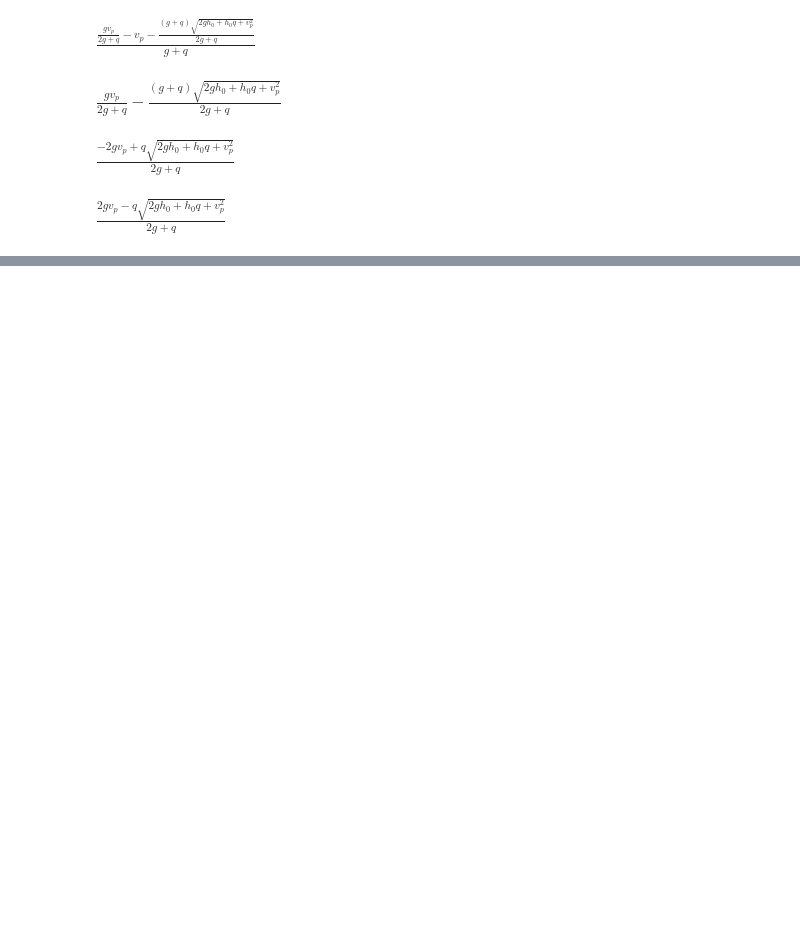
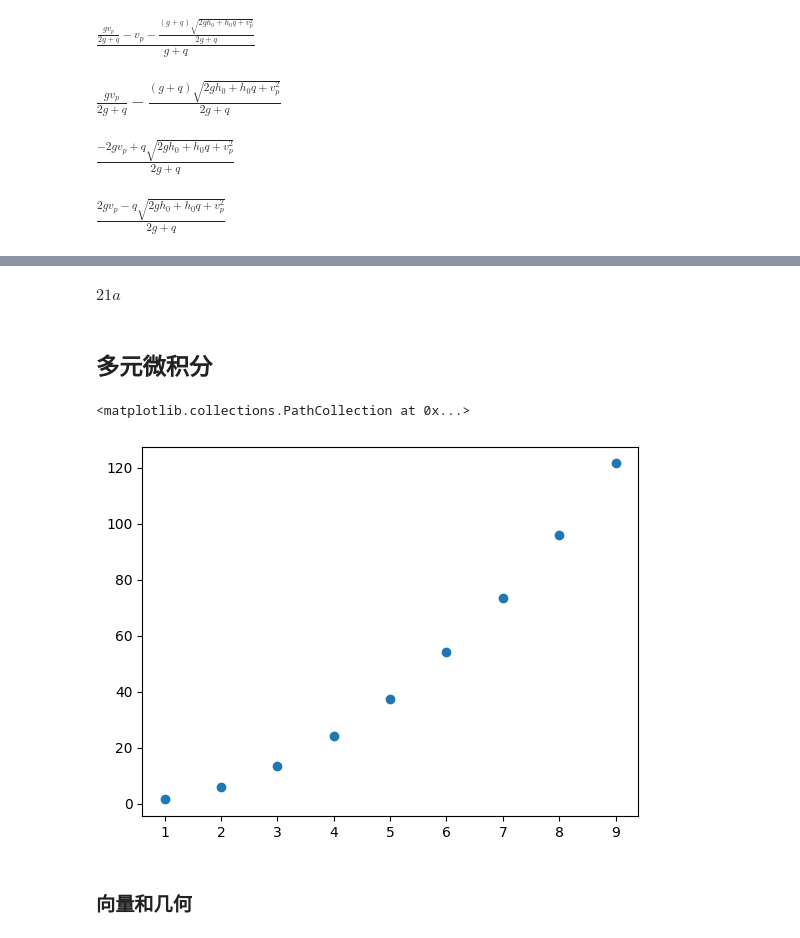
Before and after one commit to sky92archangel/notebook, a Jupyter notebook: compute/python/sympy在工程科学应用.ipynb, the cells around one changed output, grey strips where cells are left out. Cells and saved outputs as stored; diff of their text form; code cells hidden in the pictures; blank space fills up the shorter version.

```diff
--- a/compute/python/sympy在工程科学应用.ipynb
+++ b/compute/python/sympy在工程科学应用.ipynb
@@ -179,0 +296,4 @@ $\displaystyle \frac{2 g v_{p} - q \sqrt{2 g h_{0} + h_{0} q + v_{p}^{2}}}{2 g +
+# %%
+R = smp.sqrt((2/(n*a))**3 * smp.factorial(n-l-1)/(2*n*(smp.factorial(n+l)))) \
+     *smp.exp(-r/(n*a)) * (2*r/(n*a))**l * assoc_laguerre(n-l-1,2*l+1,(2*r/(n*a)))
+R
@@ -179,0 +311,4 @@ $\displaystyle \frac{2 g v_{p} - q \sqrt{2 g h_{0} + h_{0} q + v_{p}^{2}}}{2 g +
+# %%
+def compute_int(n_val,l_val,k):
+    R_nl=R.subs([(n,n_val),(l,l_val)])
+    return smp.integrate(R_nl**2*r**k,(r,0,smp.oo))
@@ -179,0 +327,6 @@ $\displaystyle \frac{2 g v_{p} - q \sqrt{2 g h_{0} + h_{0} q + v_{p}^{2}}}{2 g +
+# %%
+compute_int(n_val=4,l_val=2,k=3)
+# %% [output]
+$\displaystyle 21 a$
+# %% [markdown]
+## 多元微积分
@@ -179,0 +335,15 @@ $\displaystyle \frac{2 g v_{p} - q \sqrt{2 g h_{0} + h_{0} q + v_{p}^{2}}}{2 g +
+# %%
+def compute_mean_distance(n_val, l_val=0):
+    expr = compute_int(n_val,l_val,k=3)
+    expr_f = smp.lambdify([a], expr)
+    return expr_f(1)
+# %%
+ns = np.arange(1,10)
+ds =[compute_mean_distance(ni) for ni in ns]
+# %%
+plt.scatter(ns, ds)
+# %% [output]
+<matplotlib.collections.PathCollection at 0x...>
+[figure, added]
+# %% [markdown]
+### 向量和几何
```
Also changed, not shown: parts of 35 cells of this notebook.
